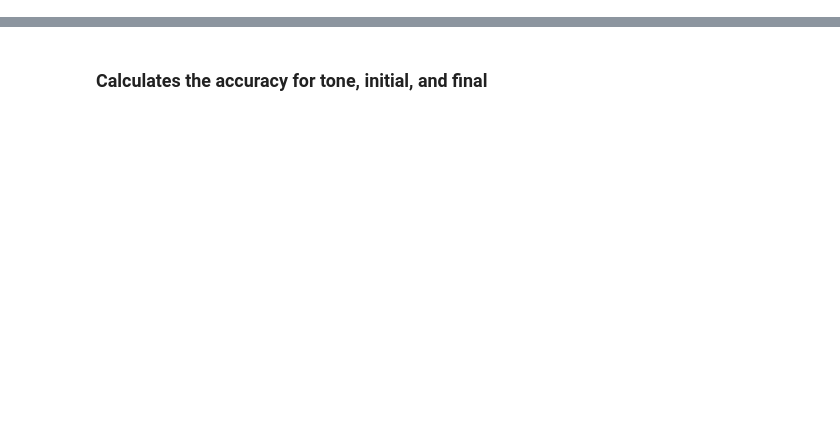
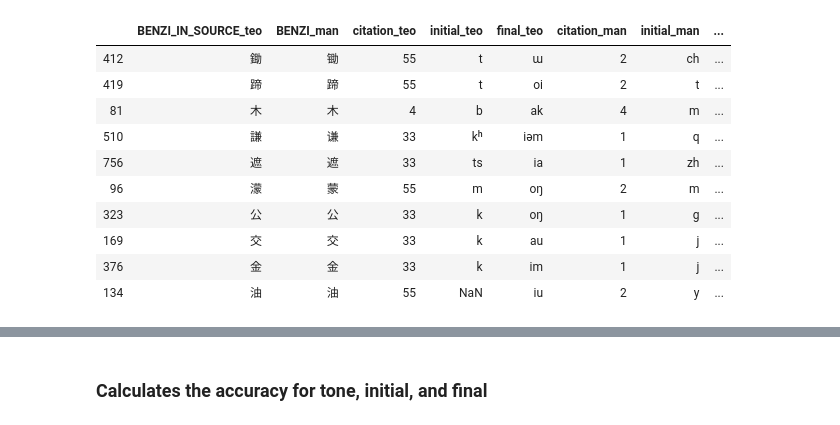
Before and after one commit to Sugarc0de/teochew_nlp, a Jupyter notebook: notebooks/majority_baseline.ipynb, the cells around one changed output, grey strips where cells are left out. Cells and saved outputs as stored; diff of their text form; code cells hidden in the pictures; blank space fills up the shorter version.

Commit message:
added the canton data and finished baseline

```diff
--- a/notebooks/majority_baseline.ipynb
+++ b/notebooks/majority_baseline.ipynb
@@ -1 +1,24 @@
+# %%
+# Run this notebook to explore the results of baseline model
+import pandas as pd
+import numpy as np
+
+data1 = pd.read_csv('../data/clean_data/baseline_input.csv')
+data2 = pd.read_csv('../data/clean_data/canto_teo.csv')
+data = pd.merge(data1, data2, how='inner', on=['BENZI_IN_SOURCE_teo', 'citation_teo', \
+                                               'initial_teo', 'final_teo'])
+# %%
+data.sample(10)
+# %% [output]
+|  | BENZI_IN_SOURCE_teo | BENZI_man | citation_teo | initial_teo | final_teo | citation_man | initial_man | ... |
+| 412 | 鋤 | 锄 | 55 | t | ɯ | 2 | ch | ... |
+| 419 | 蹄 | 蹄 | 55 | t | oi | 2 | t | ... |
+| 81 | 木 | 木 | 4 | b | ak | 4 | m | ... |
+| 510 | 謙 | 谦 | 33 | kʰ | iəm | 1 | q | ... |
+| 756 | 遮 | 遮 | 33 | ts | ia | 1 | zh | ... |
+| 96 | 濛 | 蒙 | 55 | m | oŋ | 2 | m | ... |
+| 323 | 公 | 公 | 33 | k | oŋ | 1 | g | ... |
+| 169 | 交 | 交 | 33 | k | au | 1 | j | ... |
+| 376 | 金 | 金 | 33 | k | im | 1 | j | ... |
+| 134 | 油 | 油 | 55 | NaN | iu | 2 | y | ... |
 # %%
```
Also changed, not shown: parts of 9 cells of this notebook, 2 other files.
